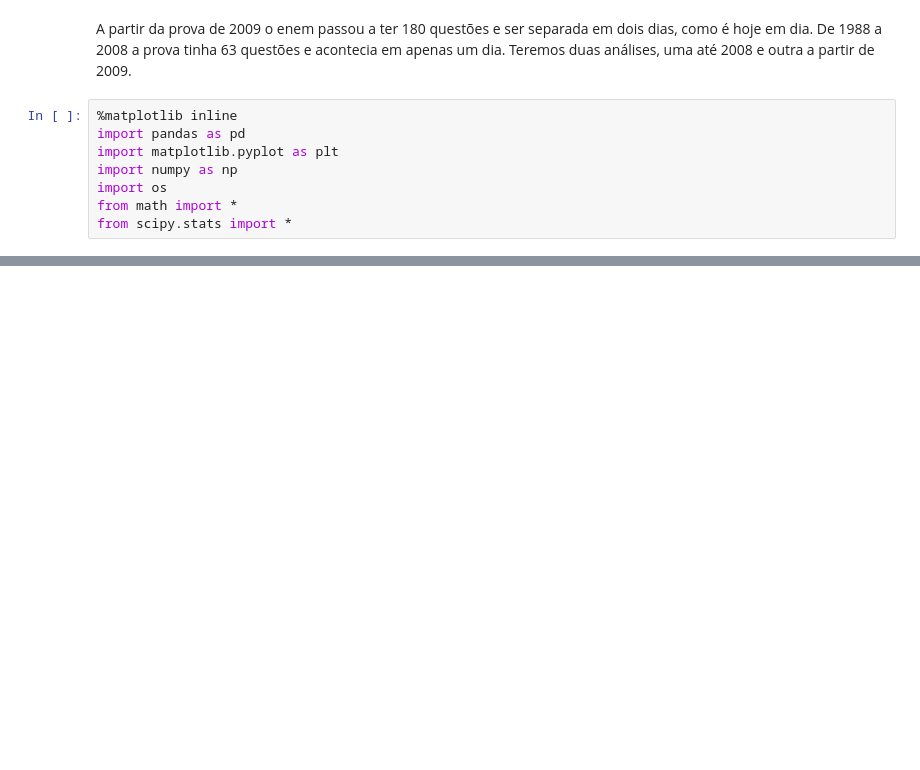
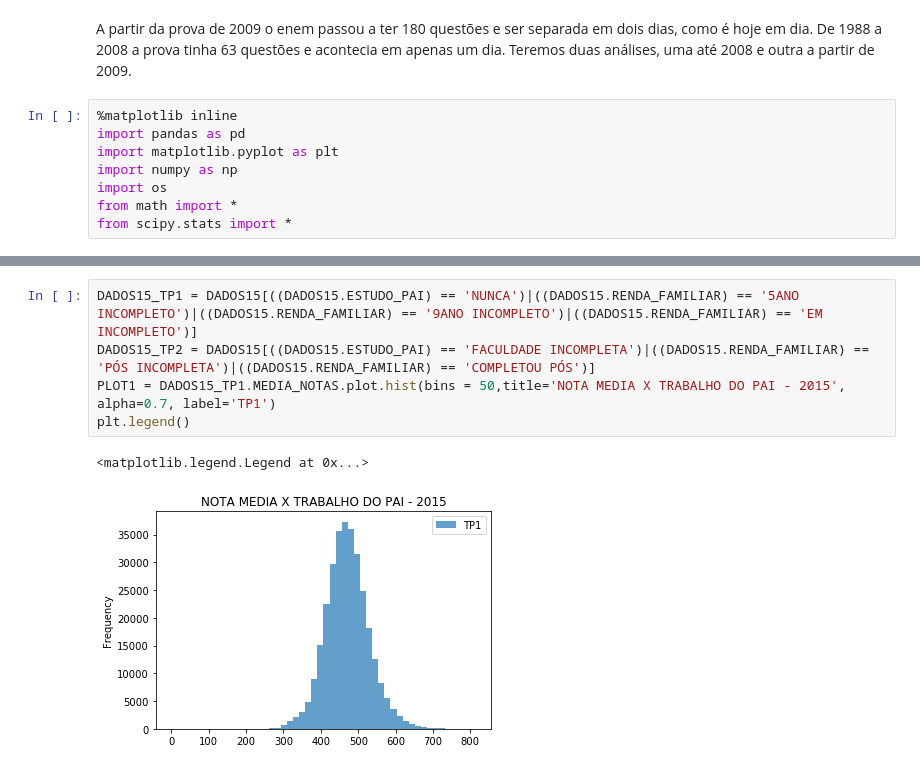
Before and after one commit to manucirne/Projeto3_CD, a Jupyter notebook: Projeto3 - Manoela Campos.ipynb, the cells around one changed output, grey strips where cells are left out. Drawn from its saved outputs; the diff is of its cells as text; blank space fills up the shorter version.

```diff
--- a/Projeto3 - Manoela Campos.ipynb
+++ b/Projeto3 - Manoela Campos.ipynb
@@ -22,0 +90,8 @@ dados12
+# %%
+DADOS15_TP1 = DADOS15[((DADOS15.ESTUDO_PAI) == 'NUNCA')|((DADOS15.RENDA_FAMILIAR) == '5ANO INCOMPLETO')|((DADOS15.RENDA_FAMILIAR) == '9ANO INCOMPLETO')|((DADOS15.RENDA_FAMILIAR) == 'EM INCOMPLETO')]
+DADOS15_TP2 = DADOS15[((DADOS15.ESTUDO_PAI) == 'FACULDADE INCOMPLETA')|((DADOS15.RENDA_FAMILIAR) == 'PÓS INCOMPLETA')|((DADOS15.RENDA_FAMILIAR) == 'COMPLETOU PÓS')]
+PLOT1 = DADOS15_TP1.MEDIA_NOTAS.plot.hist(bins = 50,title='NOTA MEDIA X TRABALHO DO PAI - 2015', alpha=0.7, label='TP1')
+plt.legend()
+# %% [output]
+<matplotlib.legend.Legend at 0x...>
+[figure, added]
```
Also changed, not shown: parts of 31 cells of this notebook.
